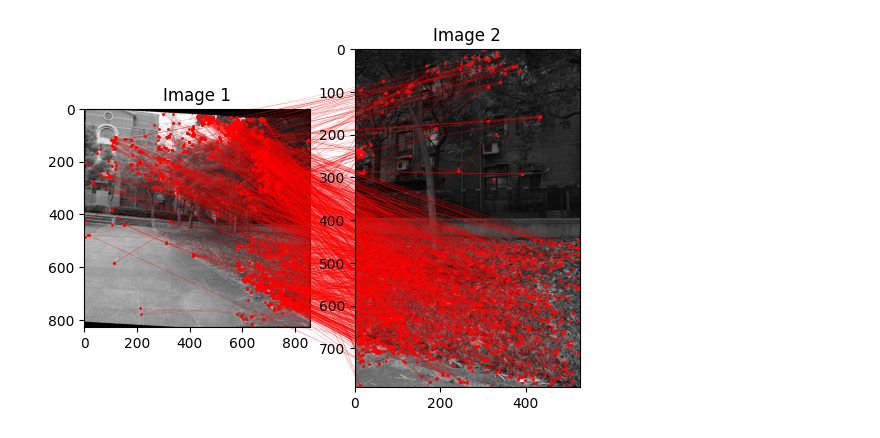
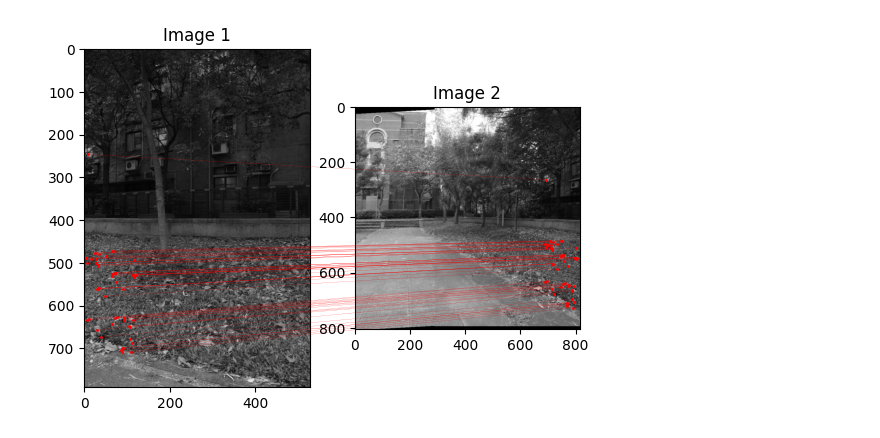
Before and after one commit to wgsxm/Computer-Vision-2023-fall-PKU, a Jupyter notebook: test.ipynb, the cells around one changed output. Drawn from its saved outputs; the diff is of its cells as text; code cells hidden in the pictures.

```diff
--- a/test.ipynb
+++ b/test.ipynb
@@ -338,8 +357,9 @@ plt.imshow(blend_1_ori)
 blend_1 = rgb_to_gray(blend_1_ori)
 blend_1_corners = corner_selection(harris_response(blend_1,0.05,3),0.01,3)
 blend_1_features = histogram_of_gradients(blend_1,blend_1_corners)
-pix_2_1,pix_2_2 = local_match(blend_1_corners,libary_corners[4],blend_1_features,libary_features[4])
-match_visualizer(blend_1,libary[4],pix_2_1,pix_2_2)
-# %% [output]
-[figure, removed]
+# %%
+pix_2_1,pix_2_2 = local_match(libary_corners[4],blend_1_corners,libary_features[4],blend_1_features)
+match_visualizer(libary[4],blend_1,pix_2_1,pix_2_2)
+# %% [output]
+[figure, added]
 # %%
```
Also changed, not shown: parts of 39 cells of this notebook, 8 other files.
